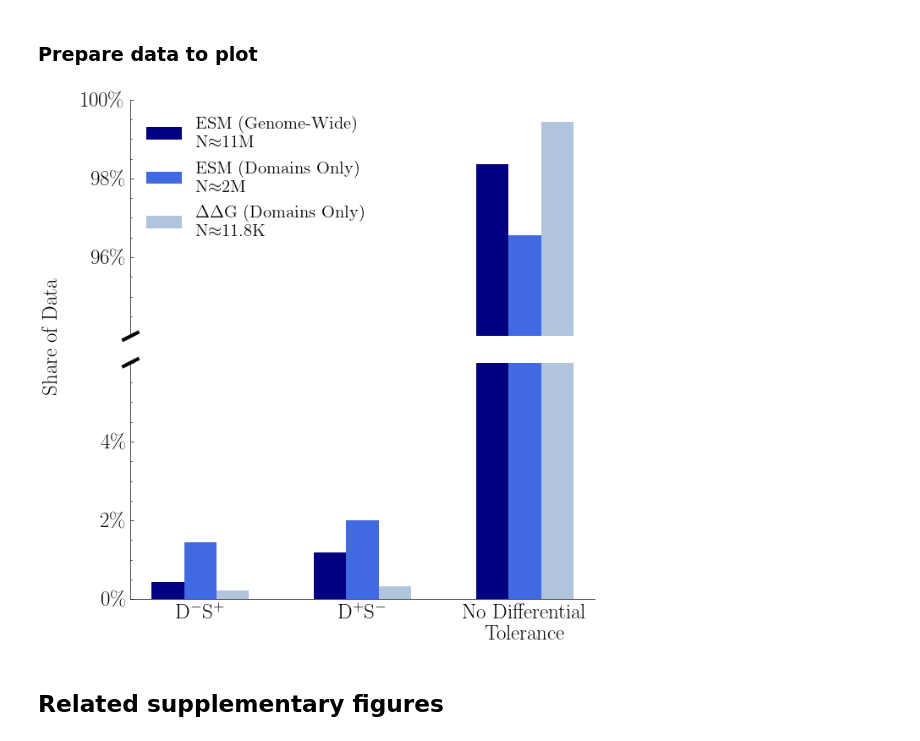
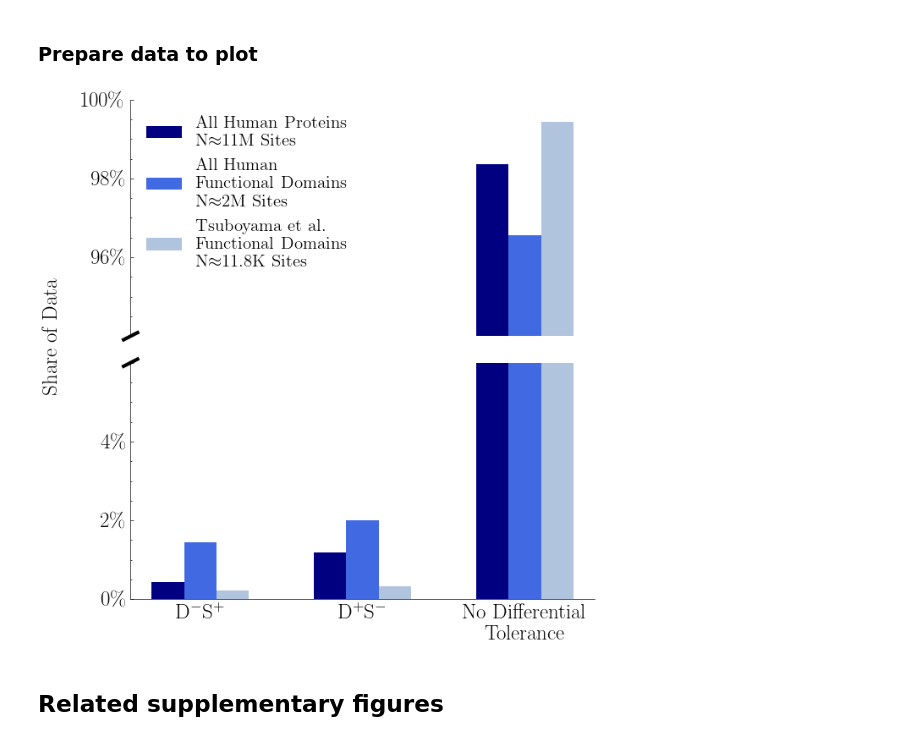
Before and after one commit to ntranoslab/diff-tol, a Jupyter notebook: code/fig2.ipynb, the cells around one changed output. Saved outputs shown, nothing was run; the diff lists cells and outputs as text; code cells hidden in the pictures.

```diff
--- a/code/fig2.ipynb
+++ b/code/fig2.ipynb
@@ -135,7 +135,7 @@ ed_del_intol_sub_tol = esm_domains[(esm_domains.aPLLR > ed_del_intol) & (esm_dom
 # %% [markdown]
 ### Tsuboyama differential tolerance
 # %%
-tsuboyama = pd.read_csv("../data/tsuboyama_ddg_processed.csv")
+tsuboyama = pd.read_csv("../data/tsuboyama_ddg_processed.csv.gz")
 tsuboyama_esm_predictions = pd.read_csv("../data/tsuboyama_ddg_esm_scores.csv.gz")
 tsuboyama = tsuboyama.merge(tsuboyama_esm_predictions)
 tsuboyama["aPLLR"] = tsuboyama.PLLR.apply(np.abs)
@@ -196,37 +196,37 @@ x2 = x
 x3 = x + bar_width
 
 ax1.bar(x1, df['Group 1'], bar_width, color="navy",
-        label='ESM (Genome-Wide)\n' + r'N$\approx$' + f"{str(int(del_sub.shape[0] / 1000000)) + "M"}")
+        label='All Human Proteins\n' + r'N$\approx$' + f"{str(int(del_sub.shape[0] / 1000000)) + "M"} Sites")
 ax1.bar(x2, df['Group 2'], bar_width, color="royalblue",
-        label="ESM (Domains Only)\n" + r'N$\approx$' + f"{str(int(esm_domains.shape[0] / 1000000)) + "M"}")
+        label="All Human\nFunctional Domains\n" + r'N$\approx$' + f"{str(int(esm_domains.shape[0] / 1000000)) + "M"} Sites")
 ax1.bar(x3, df['Group 3'], bar_width, color="lightsteelblue",
-        label=r'$\Delta\Delta$G (Domains Only)' + "\n" + r'N$\approx$' + f"{str(round(tsuboyama.shape[0] / 1000, 1))}" + "K")
+        label="Tsuboyama et al.\nFunctional Domains\n" + r'N$\approx$' + f"{str(round(tsuboyama.shape[0] / 1000, 1))}" + "K Sites")
 
 ax2.bar(x1, df['Group 1'], bar_width, color=["navy", "navy", "navy"])
 ax2.bar(x2, df['Group 2'], bar_width, color=["royalblue", "royalblue", "royalblue"])
 ax2.bar(x3, df['Group 3'], bar_width, color=["lightsteelblue", "lightsteelblue", "lightsteelblue"])
 
 # Add line breaks
 d = .015
 kwargs = dict(transform=ax1.transAxes, color='k', clip_on=False)
 ax1.plot((-d, +d), (-d, +d), **kwargs, lw=3)
 kwargs.update(transform=ax2.transAxes)
 ax2.plot((-d, +d), (1 - d, 1 + d), **kwargs, lw=3)
 
 # Customize plot
 ax2.set_xticks(index)
 ax2.set_xticklabels(df.index, size=18)
 
 ax1.set_ylabel("Share of Data", size=18)
 ax1.yaxis.set_label_coords(-0.15, 0)
 
 ax1.legend(loc="upper left", frameon=False, fontsize=15)
 
 plt.tight_layout()
 plt.savefig("../figures/fig2b.pdf")
 plt.show()
 # %% [output]
-[figure, old version]
+[figure, new version]
 # %% [markdown]
 ## Related supplementary figures
 # %%
```
Also changed, not shown: parts of 1 cell of this notebook, 4 other files.
